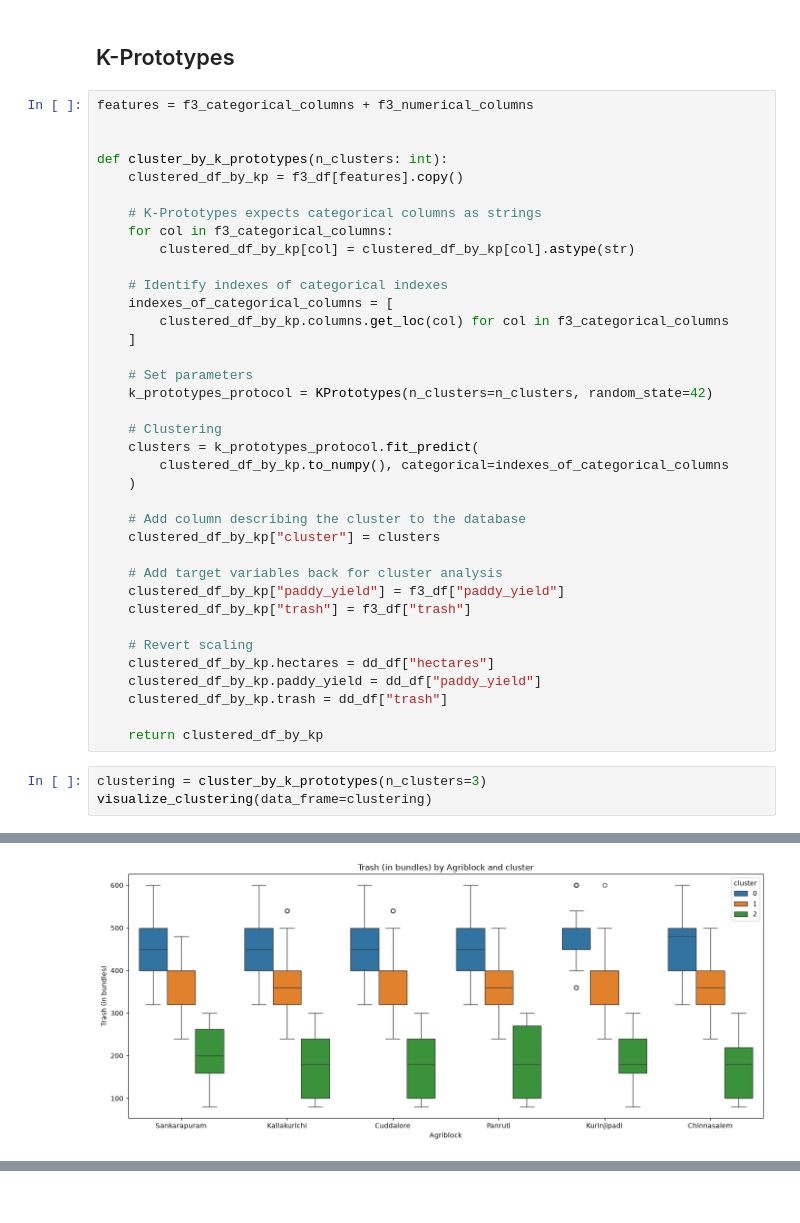
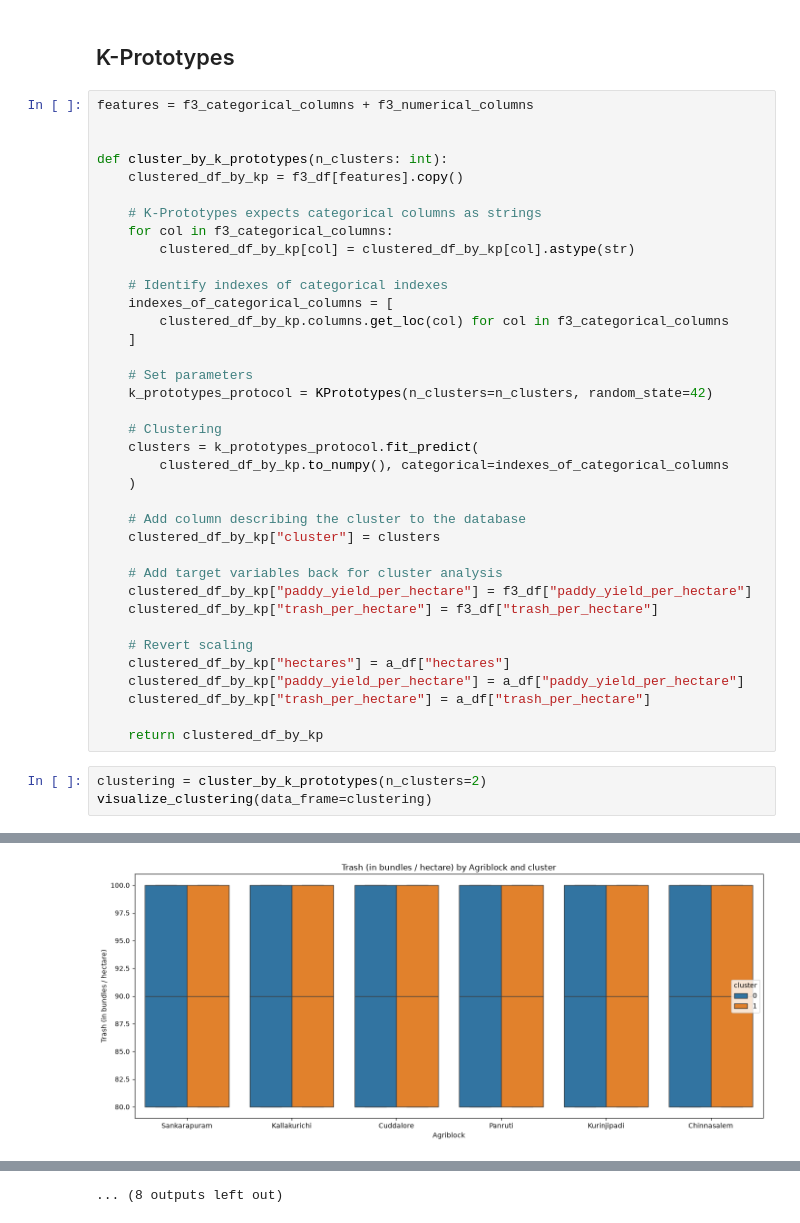
Before and after one commit to gabdumal/data_mining, a Jupyter notebook: assignment_3/main.ipynb, the cells around one changed output, grey strips where cells are left out. Saved outputs shown, nothing was run; the diff lists cells and outputs as text.

```diff
--- a/assignment_3/main.ipynb
+++ b/assignment_3/main.ipynb
@@ -193,16 +223,16 @@ def cluster_by_k_prototypes(n_clusters: int):
     clustered_df_by_kp["cluster"] = clusters
 
     # Add target variables back for cluster analysis
-    clustered_df_by_kp["paddy_yield"] = f3_df["paddy_yield"]
-    clustered_df_by_kp["trash"] = f3_df["trash"]
+    clustered_df_by_kp["paddy_yield_per_hectare"] = f3_df["paddy_yield_per_hectare"]
+    clustered_df_by_kp["trash_per_hectare"] = f3_df["trash_per_hectare"]
 
     # Revert scaling
-    clustered_df_by_kp.hectares = dd_df["hectares"]
-    clustered_df_by_kp.paddy_yield = dd_df["paddy_yield"]
-    clustered_df_by_kp.trash = dd_df["trash"]
+    clustered_df_by_kp["hectares"] = a_df["hectares"]
+    clustered_df_by_kp["paddy_yield_per_hectare"] = a_df["paddy_yield_per_hectare"]
+    clustered_df_by_kp["trash_per_hectare"] = a_df["trash_per_hectare"]
 
     return clustered_df_by_kp
 # %%
-clustering = cluster_by_k_prototypes(n_clusters=3)
+clustering = cluster_by_k_prototypes(n_clusters=2)
 visualize_clustering(data_frame=clustering)
 # %% [output]
@@ -218 +248 @@ visualize_clustering(data_frame=clustering)
-[figure, old version]
+[figure, new version]
@@ -219,0 +251 @@ visualize_clustering(data_frame=clustering)
+... (8 outputs left out)
```
Also changed, not shown: parts of 3 cells of this notebook, 4 other files.
